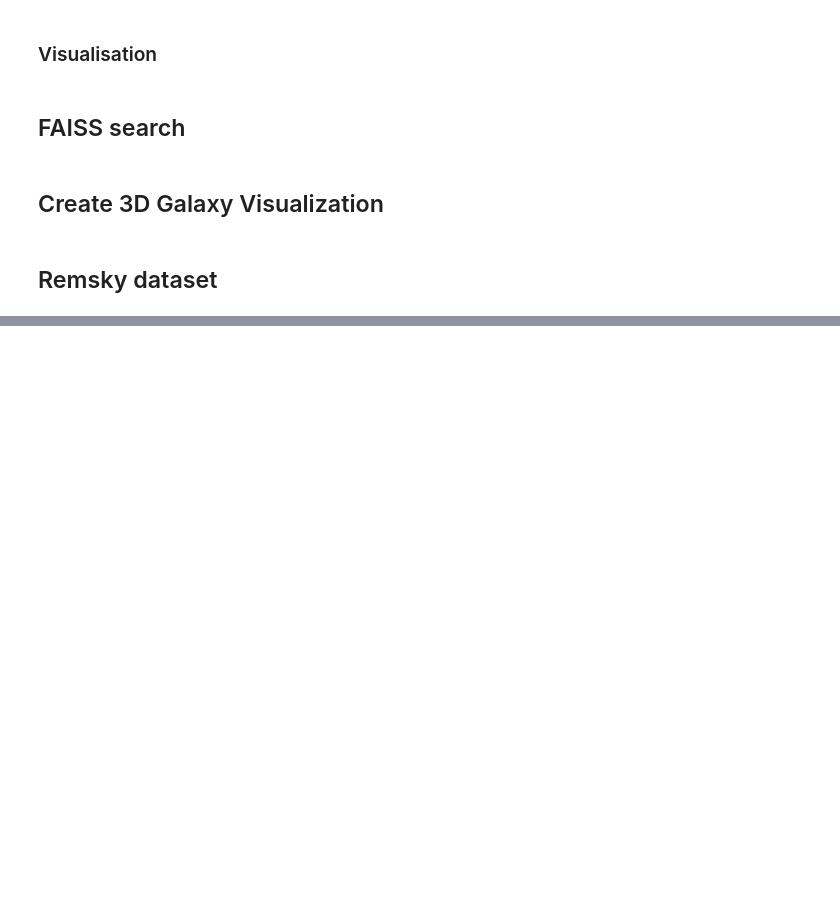
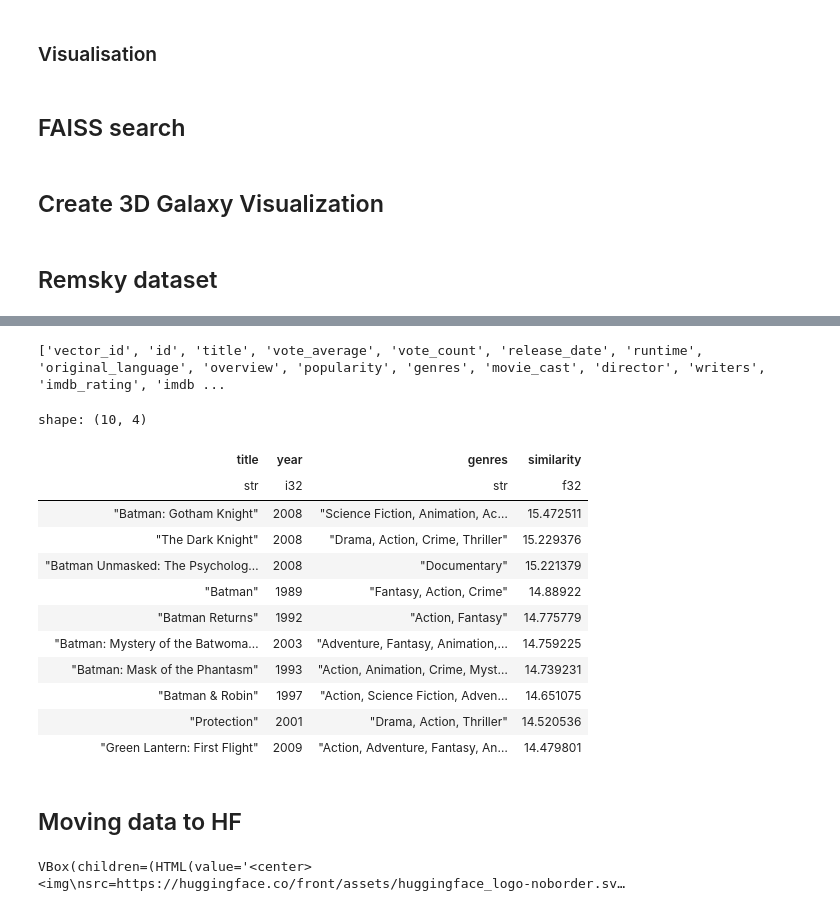
Before and after one commit to abhijitdalal26/movie-vector-galaxy, a Jupyter notebook: movies-vector-galaxy.ipynb, the cells around one changed output, grey strips where cells are left out. Drawn from its saved outputs; the diff is of its cells as text; code cells hidden in the pictures; blank space fills up the shorter version.

Commit message:
development data created

```diff
--- a/movies-vector-galaxy.ipynb
+++ b/movies-vector-galaxy.ipynb
@@ -356,8 +361,8 @@ import os, gc
 from tqdm.auto import tqdm
 
 # folders
-cache_dir = "/content/hf_cache"
-output_dir = "/content/production_files"
+cache_dir = "/kaggle/working/hf_cache"
+output_dir = "/kaggle/working/production_files"
 
 os.makedirs(cache_dir, exist_ok=True)
 os.makedirs(output_dir, exist_ok=True)
@@ -515,0 +879,15 @@ print(os.listdir(output_dir))
+# %%
+import polars as pl
+
+DATA_PATH = "/kaggle/working/final_export"
+
+# metadata = pl.read_parquet(f"{DATA_PATH}/metadata.parquet")
+
+# add alignment index
+metadata = metadata.with_row_index("vector_id")
+
+# overwrite safely
+metadata.write_parquet(f"{DATA_PATH}/metadata.parquet")
+
+print("✅ vector_id added")
+print(metadata.select(["vector_id", "title"]).head())
@@ -515,0 +908,53 @@ print(os.listdir(output_dir))
+# %%
+print(metadata.columns)
+# %% [output]
+['vector_id', 'id', 'title', 'vote_average', 'vote_count', 'release_date', 'runtime', 'original_language', 'overview', 'popularity', 'genres', 'movie_cast', 'director', 'writers', 'imdb_rating', 'imdb ...
+# %%
+title_to_id = {
+    t.lower(): vid
+    for t, vid in zip(
+        metadata["title"],
+        metadata["vector_id"]
+    )
+    if t is not None
+}
+
+def recommend(movie_title, k=10):
+
+    movie_title = movie_title.lower()
+
+    if movie_title not in title_to_id:
+        print("❌ Movie not found")
+        return
+
+    vector_id = title_to_id[movie_title]
+
+    query_vec = embeddings[vector_id].reshape(1, -1)
+
+    distances, indices = index.search(query_vec, k + 1)
+
+    results = (
+        metadata[indices[0]]
+        .select(["title", "year", "genres"])
+        .with_columns(
+            pl.Series("similarity", distances[0])
+        )
+    )
+
+    # remove itself
+    return results[1:]
+recommend("Batman")
+# %% [output]
+shape: (10, 4)
+| title | year | genres | similarity |
+| str | i32 | str | f32 |
+| "Batman: Gotham Knight" | 2008 | "Science Fiction, Animation, Ac… | 15.472511 |
+| "The Dark Knight" | 2008 | "Drama, Action, Crime, Thriller" | 15.229376 |
+| "Batman Unmasked: The Psycholog… | 2008 | "Documentary" | 15.221379 |
+| "Batman" | 1989 | "Fantasy, Action, Crime" | 14.88922 |
+| "Batman Returns" | 1992 | "Action, Fantasy" | 14.775779 |
+| "Batman: Mystery of the Batwoma… | 2003 | "Adventure, Fantasy, Animation,… | 14.759225 |
+| "Batman: Mask of the Phantasm" | 1993 | "Action, Animation, Crime, Myst… | 14.739231 |
+| "Batman & Robin" | 1997 | "Action, Science Fiction, Adven… | 14.651075 |
+| "Protection" | 2001 | "Drama, Action, Thriller" | 14.520536 |
+| "Green Lantern: First Flight" | 2009 | "Action, Adventure, Fantasy, An… | 14.479801 |
@@ -515,0 +972,2 @@ print(os.listdir(output_dir))
+# %% [markdown]
+## Moving data to HF
@@ -515,0 +976,5 @@ print(os.listdir(output_dir))
+# %%
+from huggingface_hub import login
+login()
+# %% [output]
+VBox(children=(HTML(value='<center> <img\nsrc=https://huggingface.co/front/assets/huggingface_logo-noborder.sv…
```
Also changed, not shown: parts of 43 cells of this notebook, 3 other files.
